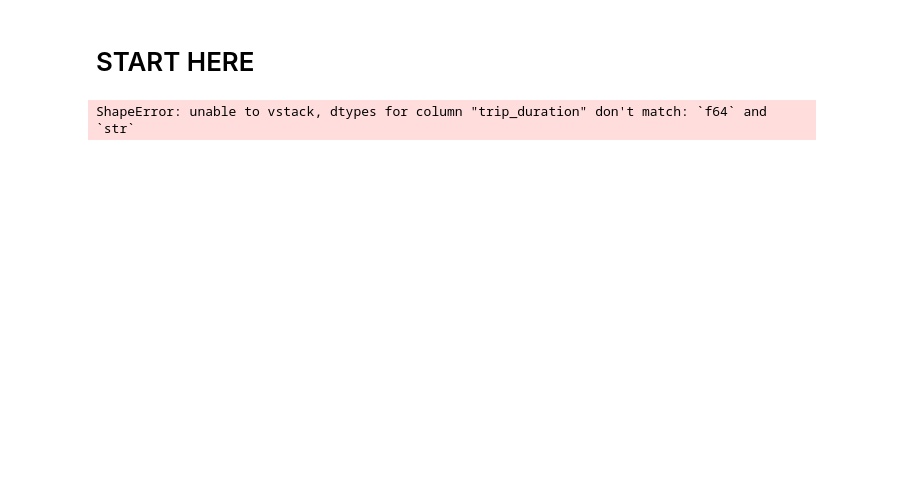
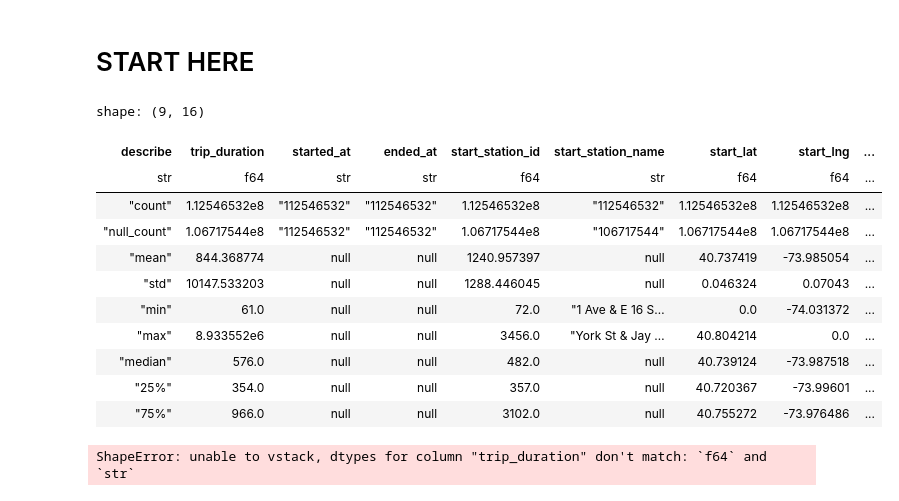
Before and after one commit to sralter/tour_de_city, a Jupyter notebook: 02_combining_datasets.ipynb, the cells around one changed output. Saved outputs shown, nothing was run; the diff lists cells and outputs as text; code cells hidden in the pictures; blank space fills up the shorter version.

```diff
--- a/02_combining_datasets.ipynb
+++ b/02_combining_datasets.ipynb
@@ -1556,29 +1556,42 @@ shape: (9, 16)
 # %%
 # casting columns appropriately
 # for col_section1 and col_section2
 
 # for col_section2
 # example: trip_duration should be Float64
 # example: started_at should be Datetime
 group2_col_section2=group2_col_section2.select([
     pl.col('trip_duration').cast(pl.Float32),
-    pl.col('started_at').str.strptime(pl.Datetime, "%Y-%m-%d",
-    pl.col('ended_at').str.strptime(pl.Datetime, "%Y-%m-%d",
-    pl.col('start_station_id').alias('start_station_id'),
-    pl.col('start_station_name').alias('start_station_name'),
-    pl.col('start_lat')cast(pl.Float32),
+    pl.col('started_at').str.strptime(pl.Datetime, "%Y-%m-%d",strict=False),
+    pl.col('ended_at').str.strptime(pl.Datetime, "%Y-%m-%d",strict=False),
+    pl.col('start_station_id').cast(pl.Float32),
+    pl.col('start_station_name'),
+    pl.col('start_lat').cast(pl.Float32),
     pl.col('start_lng').cast(pl.Float32),
     pl.col('end_station_id').cast(pl.Float32),
     pl.col('end_station_name'),
-    pl.col('end_lat').alias('end_lat'),
-    pl.col('end_lng').alias('end_lng'),
-    pl.col('bike_id').alias('bike_id'),
-    pl.col('user_type').alias('user_type'),
-    pl.col('birth_year').alias('birth_year'),
-    pl.col('gender').alias('gender')
+    pl.col('end_lat').cast(pl.Float32),
+    pl.col('end_lng').cast(pl.Float32),
+    pl.col('bike_id').cast(pl.Float32),
+    pl.col('user_type'),
+    pl.col('birth_year').cast(pl.Float32),
+    pl.col('gender')
 ])
 
 group2_col_section2.describe()
+# %% [output]
+shape: (9, 16)
+| describe | trip_duration | started_at | ended_at | start_station_id | start_station_name | start_lat | start_lng | ... |
+| str | f64 | str | str | f64 | str | f64 | f64 | ... |
+| "count" | 1.12546532e8 | "112546532" | "112546532" | 1.12546532e8 | "112546532" | 1.12546532e8 | 1.12546532e8 | ... |
+| "null_count" | 1.06717544e8 | "112546532" | "112546532" | 1.06717544e8 | "106717544" | 1.06717544e8 | 1.06717544e8 | ... |
+| "mean" | 844.368774 | null | null | 1240.957397 | null | 40.737419 | -73.985054 | ... |
+| "std" | 10147.533203 | null | null | 1288.446045 | null | 0.046324 | 0.07043 | ... |
+| "min" | 61.0 | null | null | 72.0 | "1 Ave & E 16 S… | 0.0 | -74.031372 | ... |
+| "max" | 8.933552e6 | null | null | 3456.0 | "York St & Jay … | 40.804214 | 0.0 | ... |
+| "median" | 576.0 | null | null | 482.0 | null | 40.739124 | -73.987518 | ... |
+| "25%" | 354.0 | null | null | 357.0 | null | 40.720367 | -73.99601 | ... |
+| "75%" | 966.0 | null | null | 3102.0 | null | 40.755272 | -73.976486 | ... |
 # %%
 group2_pl_fix=pl.concat([group2_col_section1,group2_col_section2])
 group2_pl_fix.head()
```
